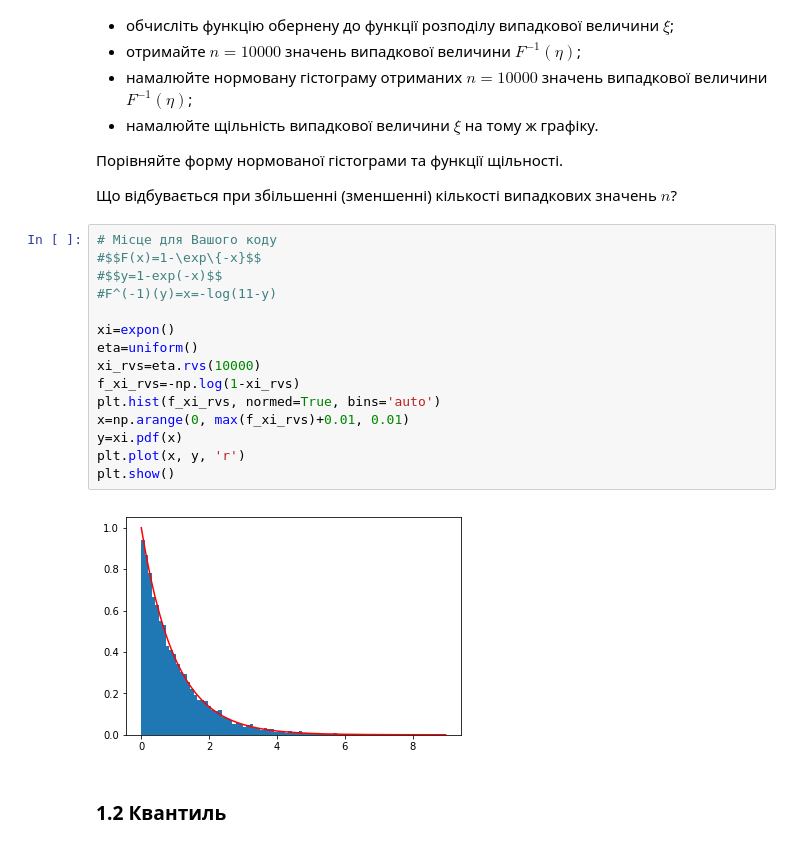
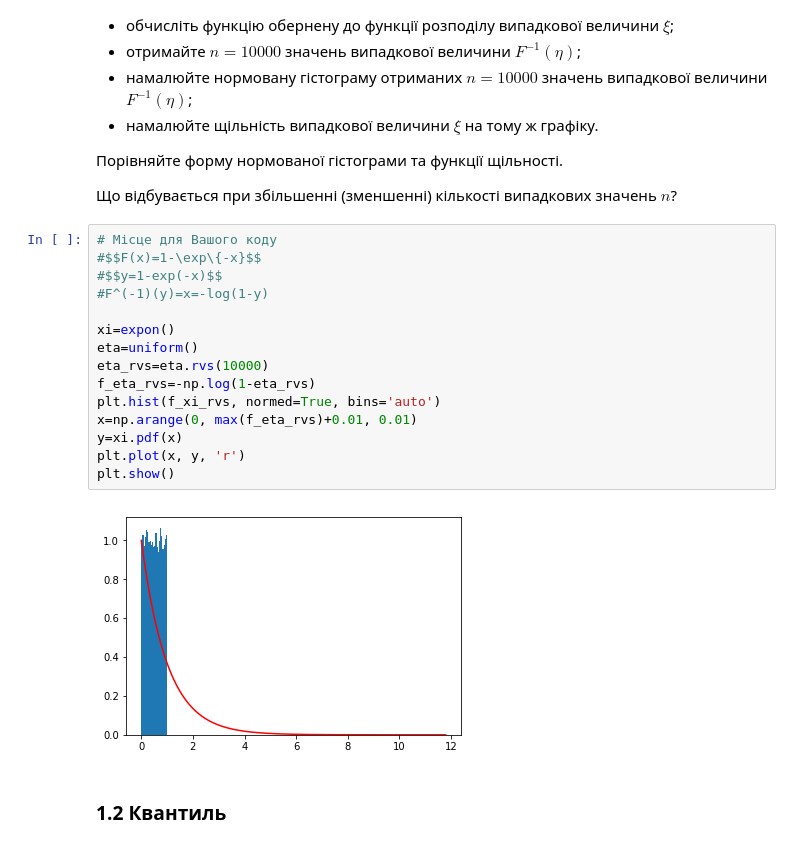
Before and after one commit to mikke-172/probability_homework7, a Jupyter notebook: Лабораторне заняття 7.ipynb, the cells around one changed output. Drawn from its saved outputs; the diff is of its cells as text.

```diff
--- a/Лабораторне заняття 7.ipynb
+++ b/Лабораторне заняття 7.ipynb
@@ -59,20 +59,20 @@ plt.show()
 # %%
 # Місце для Вашого коду
 #$$F(x)=1-\exp\{-x}$$
 #$$y=1-exp(-x)$$
-#F^(-1)(y)=x=-log(11-y)
+#F^(-1)(y)=x=-log(1-y)
 
 xi=expon()
 eta=uniform()
-xi_rvs=eta.rvs(10000)
-f_xi_rvs=-np.log(1-xi_rvs)
+eta_rvs=eta.rvs(10000)
+f_eta_rvs=-np.log(1-eta_rvs)
 plt.hist(f_xi_rvs, normed=True, bins='auto')
-x=np.arange(0, max(f_xi_rvs)+0.01, 0.01)
+x=np.arange(0, max(f_eta_rvs)+0.01, 0.01)
 y=xi.pdf(x)
 plt.plot(x, y, 'r')
 plt.show()
 # %% [output]
-[figure, old version]
+[figure, new version]
 # %% [markdown]
 ### 1.2 Квантиль
 # %% [markdown]
```
Also changed, not shown: parts of 23 cells of this notebook.
